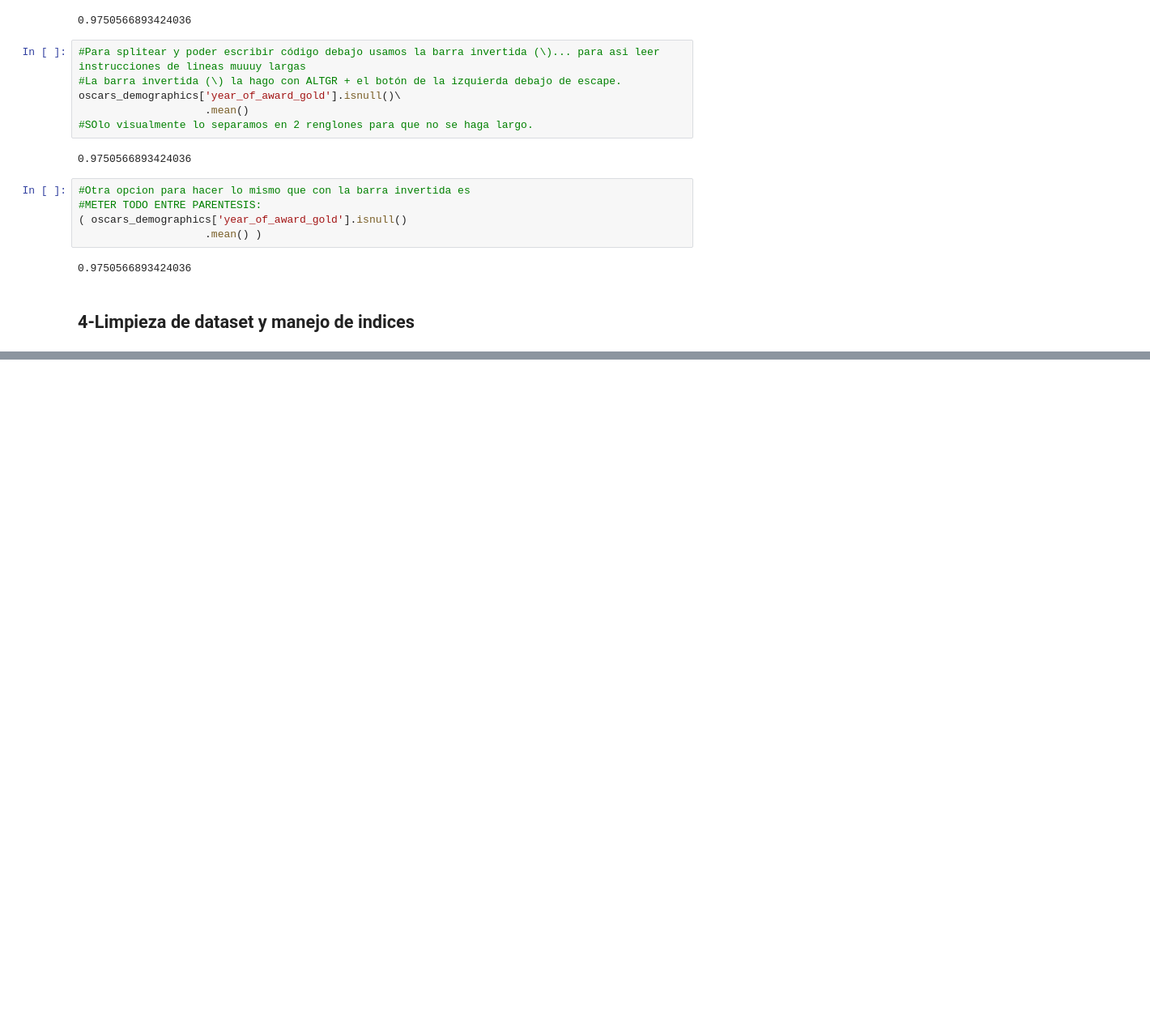
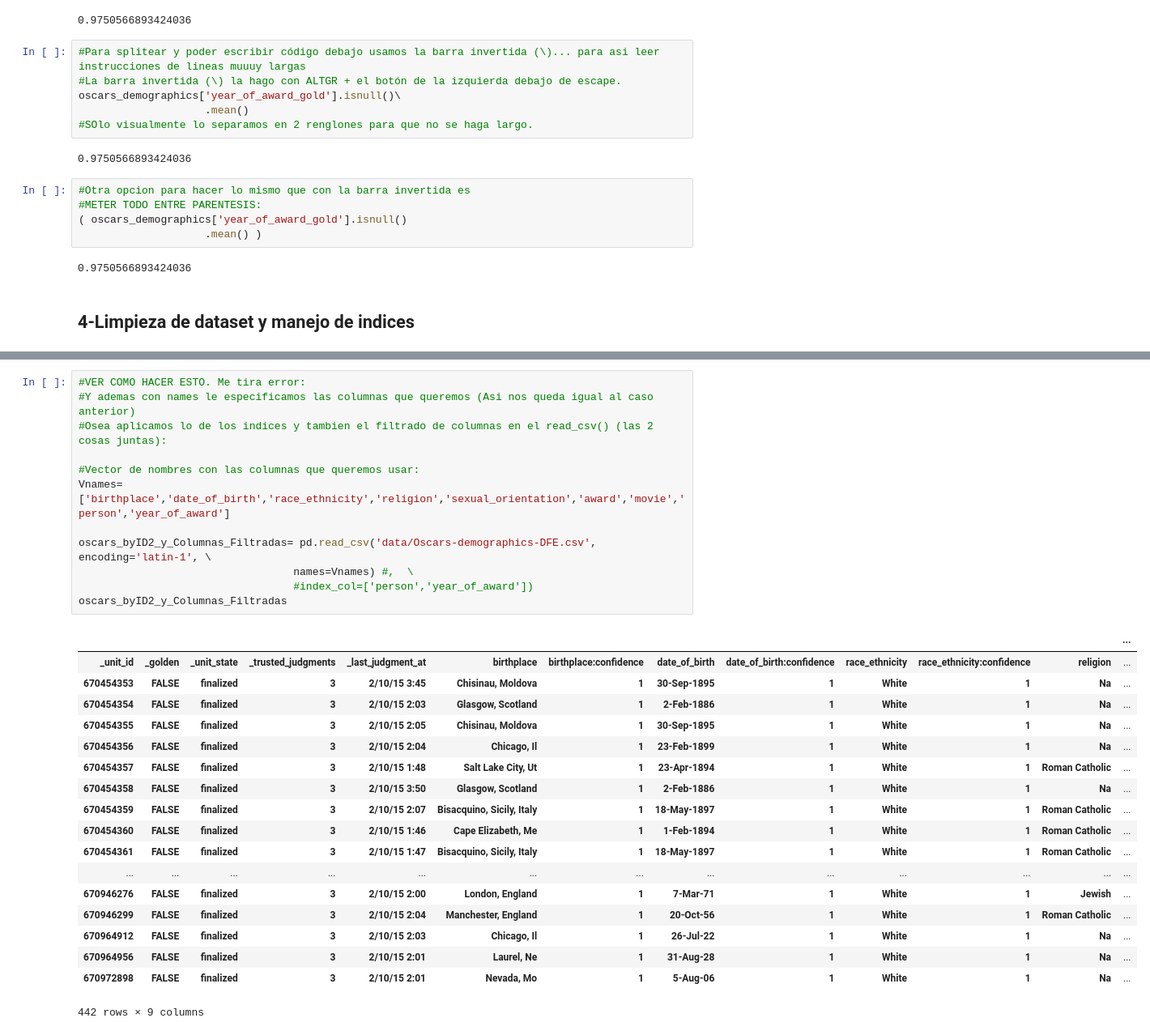
Before and after one commit to FedericoCalonge/OrganizacionDatosRepoMateria, a Jupyter notebook: 1-Manejo_Pandas_Oscars/Analisis_Ganadores_Oscars.ipynb, the cells around one changed output, grey strips where cells are left out. Shown at 81% size. Saved outputs shown, nothing was run; the diff lists cells and outputs as text; blank space fills up the shorter version.

```diff
--- a/1-Manejo_Pandas_Oscars/Analisis_Ganadores_Oscars.ipynb
+++ b/1-Manejo_Pandas_Oscars/Analisis_Ganadores_Oscars.ipynb
@@ -751,0 +911,31 @@ oscars_demographics['year_of_award_gold'].isnull()\
+# %%
+#VER COMO HACER ESTO. Me tira error:
+#Y ademas con names le especificamos las columnas que queremos (Asi nos queda igual al caso anterior)
+#Osea aplicamos lo de los indices y tambien el filtrado de columnas en el read_csv() (las 2 cosas juntas):
+
+#Vector de nombres con las columnas que queremos usar:
+Vnames=['birthplace','date_of_birth','race_ethnicity','religion','sexual_orientation','award','movie','person','year_of_award']
+
+oscars_byID2_y_Columnas_Filtradas= pd.read_csv('data/Oscars-demographics-DFE.csv', encoding='latin-1', \
+                                  names=Vnames) #,  \
+                                  #index_col=['person','year_of_award'])
+oscars_byID2_y_Columnas_Filtradas
+# %% [output]
+|  |  |  |  |  |  |  |  |  |  |  |  | ... |
+| _unit_id | _golden | _unit_state | _trusted_judgments | _last_judgment_at | birthplace | birthplace:confidence | date_of_birth | date_of_birth:confidence | race_ethnicity | race_ethnicity:confidence | religion | ... |
+| 670454353 | FALSE | finalized | 3 | 2/10/15 3:45 | Chisinau, Moldova | 1 | 30-Sep-1895 | 1 | White | 1 | Na | ... |
+| 670454354 | FALSE | finalized | 3 | 2/10/15 2:03 | Glasgow, Scotland | 1 | 2-Feb-1886 | 1 | White | 1 | Na | ... |
+| 670454355 | FALSE | finalized | 3 | 2/10/15 2:05 | Chisinau, Moldova | 1 | 30-Sep-1895 | 1 | White | 1 | Na | ... |
+| 670454356 | FALSE | finalized | 3 | 2/10/15 2:04 | Chicago, Il | 1 | 23-Feb-1899 | 1 | White | 1 | Na | ... |
+| 670454357 | FALSE | finalized | 3 | 2/10/15 1:48 | Salt Lake City, Ut | 1 | 23-Apr-1894 | 1 | White | 1 | Roman Catholic | ... |
+| 670454358 | FALSE | finalized | 3 | 2/10/15 3:50 | Glasgow, Scotland | 1 | 2-Feb-1886 | 1 | White | 1 | Na | ... |
+| 670454359 | FALSE | finalized | 3 | 2/10/15 2:07 | Bisacquino, Sicily, Italy | 1 | 18-May-1897 | 1 | White | 1 | Roman Catholic | ... |
+| 670454360 | FALSE | finalized | 3 | 2/10/15 1:46 | Cape Elizabeth, Me | 1 | 1-Feb-1894 | 1 | White | 1 | Roman Catholic | ... |
+| 670454361 | FALSE | finalized | 3 | 2/10/15 1:47 | Bisacquino, Sicily, Italy | 1 | 18-May-1897 | 1 | White | 1 | Roman Catholic | ... |
+| ... | ... | ... | ... | ... | ... | ... | ... | ... | ... | ... | ... | ... |
+| 670946276 | FALSE | finalized | 3 | 2/10/15 2:00 | London, England | 1 | 7-Mar-71 | 1 | White | 1 | Jewish | ... |
+| 670946299 | FALSE | finalized | 3 | 2/10/15 2:04 | Manchester, England | 1 | 20-Oct-56 | 1 | White | 1 | Roman Catholic | ... |
+| 670964912 | FALSE | finalized | 3 | 2/10/15 2:03 | Chicago, Il | 1 | 26-Jul-22 | 1 | White | 1 | Na | ... |
+| 670964956 | FALSE | finalized | 3 | 2/10/15 2:01 | Laurel, Ne | 1 | 31-Aug-28 | 1 | White | 1 | Na | ... |
+| 670972898 | FALSE | finalized | 3 | 2/10/15 2:01 | Nevada, Mo | 1 | 5-Aug-06 | 1 | White | 1 | Na | ... |
+442 rows × 9 columns
```
Also changed, not shown: parts of 74 cells of this notebook.
